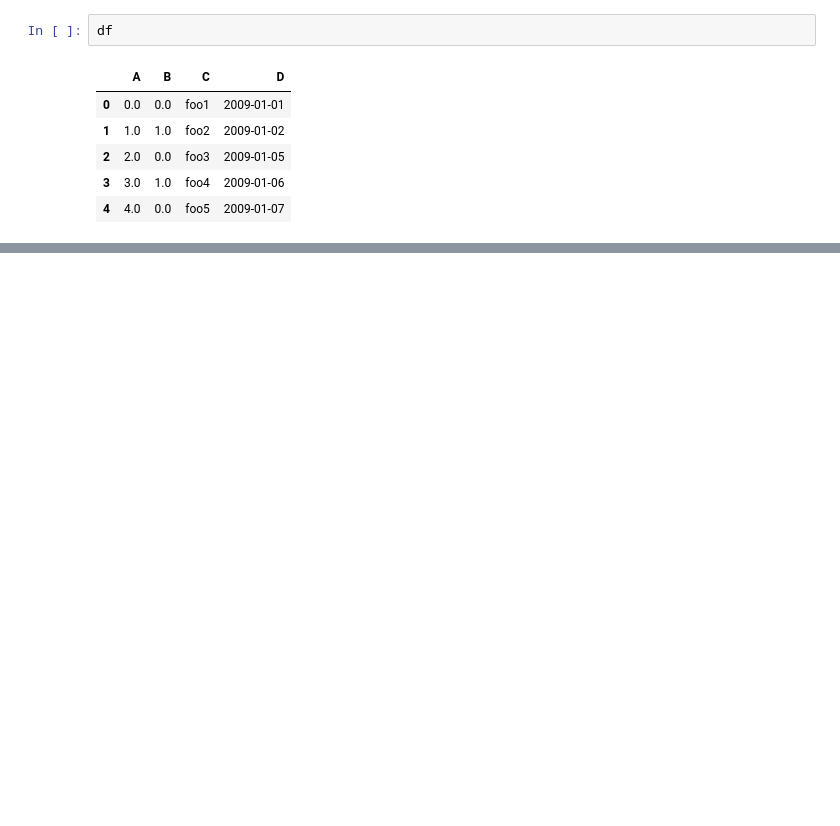
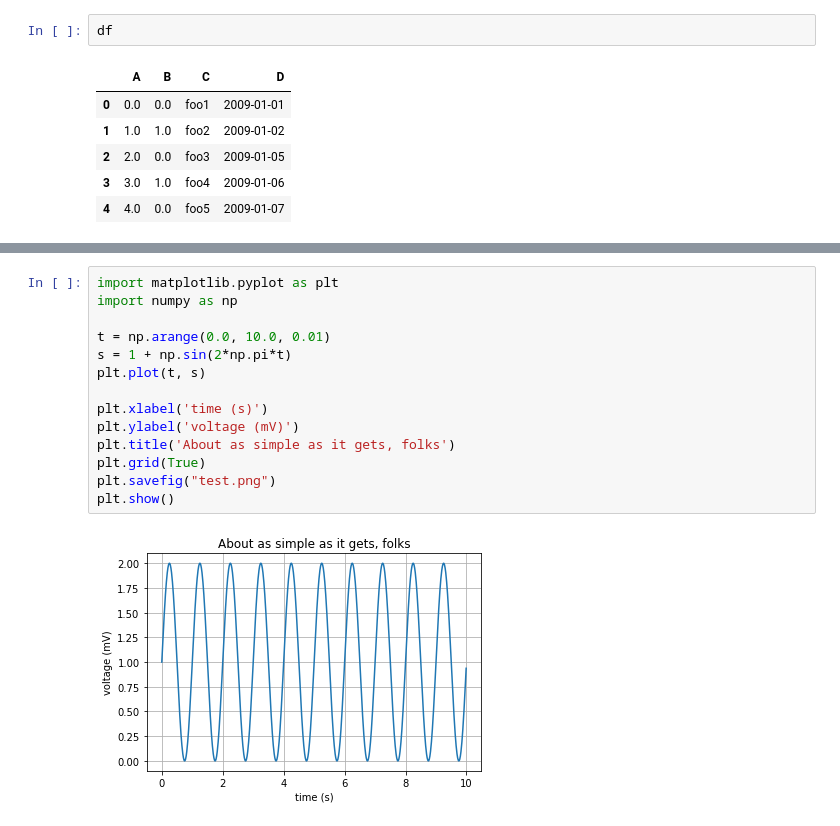
Before and after one commit to HannaPylieva-GBI/cicd_test, a Jupyter notebook: test.ipynb, the cells around one changed output, grey strips where cells are left out. Saved outputs shown, nothing was run; the diff lists cells and outputs as text; blank space fills up the shorter version.

```diff
--- a/test.ipynb
+++ b/test.ipynb
@@ -38,0 +39,16 @@ plt.show()
+# %%
+import matplotlib.pyplot as plt
+import numpy as np
+
+t = np.arange(0.0, 10.0, 0.01)
+s = 1 + np.sin(2*np.pi*t)
+plt.plot(t, s)
+
+plt.xlabel('time (s)')
+plt.ylabel('voltage (mV)')
+plt.title('About as simple as it gets, folks')
+plt.grid(True)
+plt.savefig("test.png")
+plt.show()
+# %% [output]
+[figure, added]
```
Also changed, not shown: parts of 6 cells of this notebook.
